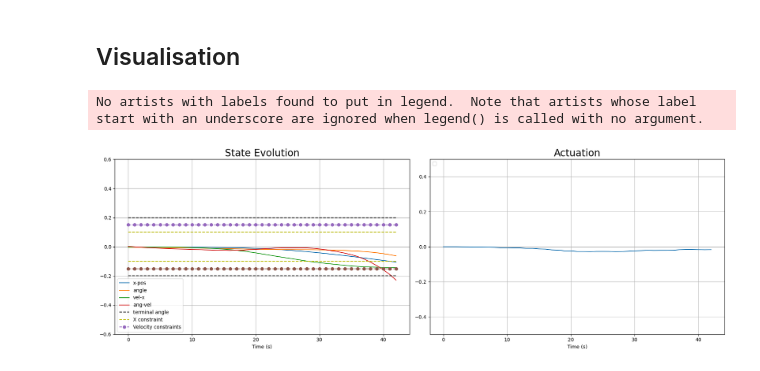
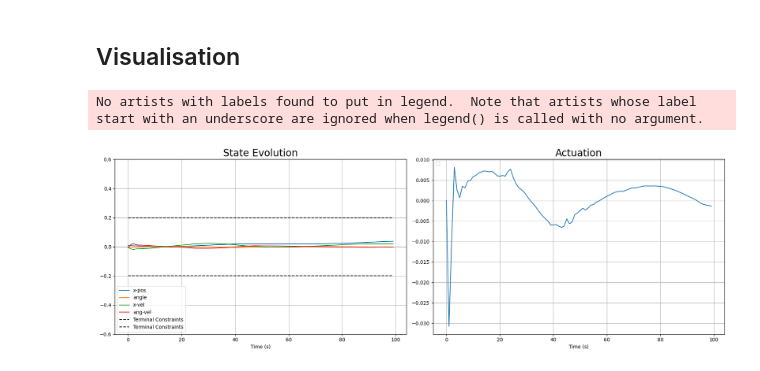
Before and after one commit to michael-cummins/DeePC-HUNT, a Jupyter notebook: src/regularized_deepc.ipynb, the cells around one changed output. Saved outputs shown, nothing was run; the diff lists cells and outputs as text; code cells hidden in the pictures.

```diff
--- a/src/regularized_deepc.ipynb
+++ b/src/regularized_deepc.ipynb
@@ -30,12 +30,12 @@ env = gym.make('InvertedPendulum-v4', render_mode='rgb_array')
 
 obs, info = env.reset()
 
-Tini = 4
+Tini = 1
 n = 4
 N = 10
 m = 1
 p = 4
-T = (m+1)*(Tini + N + n) + 70
+T = (m+1)*(Tini + N + n) + 10
 print(T)
 render_collection = False
 
@@ -46,7 +46,7 @@ i = 0
 while i < T:
 
     # restart loop if data is non-linear
-    if np.abs(obs[1]) > 0.1 or np.abs(obs[0]) > 0.1 or np.abs(obs[2]) > 0.15 or np.abs(obs[3]) > 0.15 :
+    if np.abs(obs[1]) > 0.1 or np.abs(obs[0]) > 0.05 or np.abs(obs[2]) > 0.05 or np.abs(obs[3]) > 0.15 :
         obs, info = env.reset()
         i = 0
         ud = []
@@ -77,7 +77,7 @@ yd shape : (424,)   ud shape : (106,)
 # %%
 u_ini = ud[:m*Tini].reshape((Tini*m,))
 y_ini = yd[:p*Tini].reshape((Tini*p,))
-y_const = np.kron(np.ones(N), np.array([0.2, 0.2, 0.2, 0.2]))
+y_const = np.kron(np.ones(N), np.array([0.05, 0.05, 0.05, 0.05]))
 u_const = np.ones(N)*3
 R = np.eye(m)*0.1
 Q = np.eye(p)*10
@@ -98,13 +98,13 @@ ref = np.zeros(N*p)
 env = gym.make('InvertedPendulum-v4', render_mode='rgb_array')
 obs = env.reset()
 done = False
-render_solution = False
+render_solution = True
 iter = 0
 
 while iter < 100:
 
     # Solve for optimal input
-    controller.setup(ref=ref, u_ini=u_ini, y_ini=y_ini, lam_g1=100000, lam_g2=10000, lam_y=1000000)
+    controller.setup(ref=ref, u_ini=u_ini, y_ini=y_ini, lam_g1=1000, lam_g2=100000)
     action = controller.solve(verbose=False)
 
     # roll simulation forward
@@ -131,36 +131,32 @@ while iter < 100:
 # %%
 uT = uT[Tini*m:]
 yT = yT[Tini*p:]
 T = len(uT)
 yT = yT.reshape((T,p))
 uT = uT.reshape((T,m))
 
 plt.subplot(1,2,1)
-plt.plot(range(0,T), yT, label=['x-pos', 'angle', 'vel-x', 'ang-vel'])
-plt.plot(range(0,T), np.ones(T)*0.2, 'k--',label='terminal angle')
-plt.plot(range(0,T), -np.ones(T)*0.2, 'k--')
-plt.plot(range(0,T), np.ones(T)*0.1, 'y--', label='X constraint')
-plt.plot(range(0,T), -np.ones(T)*0.1, 'y--')
-plt.plot(range(0,T), np.ones(T)*0.15, 'o--', label='Velocity constraints')
-plt.plot(range(0,T), -np.ones(T)*0.15, 'o--')
+plt.plot(range(0,T), yT, label=['x-pos', 'angle', 'x-vel', 'ang-vel'])
+plt.plot(range(0,T), np.ones(T)*0.2, 'k--',label='Terminal Constraints')
+plt.plot(range(0,T), -np.ones(T)*0.2, 'k--',label='Terminal Constraints')
 plt.legend(loc="lower left")
 plt.ylim((-0.6,0.6))
 plt.xlabel('Time (s)')
 plt.title("State Evolution", fontdict={'fontsize':20})
 plt.grid('on')
 plt.tight_layout()
 
 plt.subplot(1,2,2)
 plt.plot(range(0,T), uT)
 plt.legend(loc="upper left")
 plt.xlabel('Time (s)')
 plt.title("Actuation", fontdict={'fontsize':20})
-plt.ylim((-0.5,0.5))
+# plt.ylim((-0.5,0.5))
 plt.grid('on')
 plt.tight_layout()
 
 plt.show()
 yT = yT.reshape((T*p,))
 # %% [output]
 No artists with labels found to put in legend.  Note that artists whose label start with an underscore are ignored when legend() is called with no argument.
-[figure, old version]
+[figure, new version]
```
Also changed, not shown: parts of 1 cell of this notebook.
